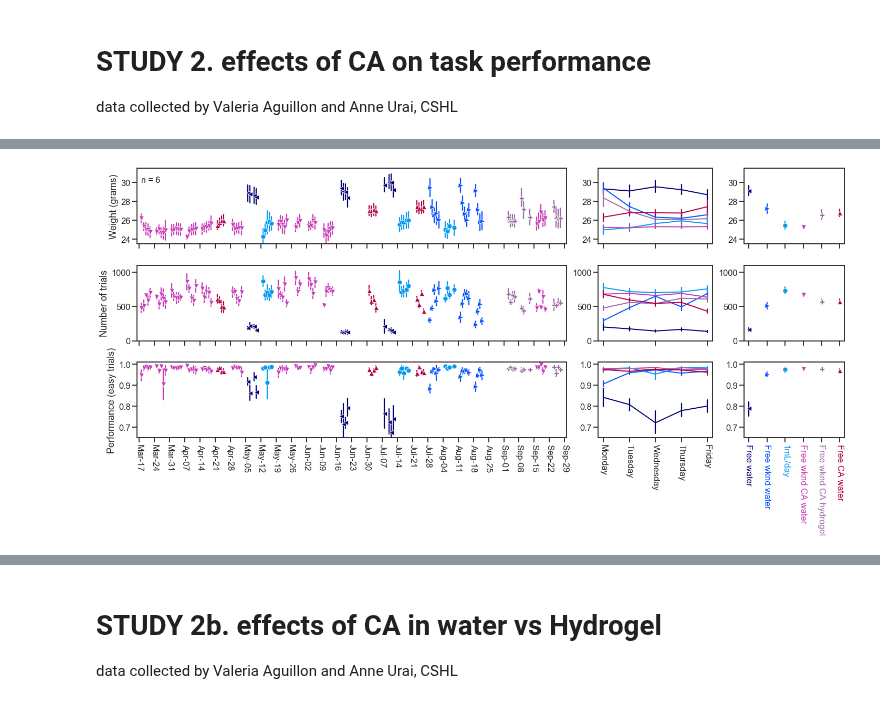
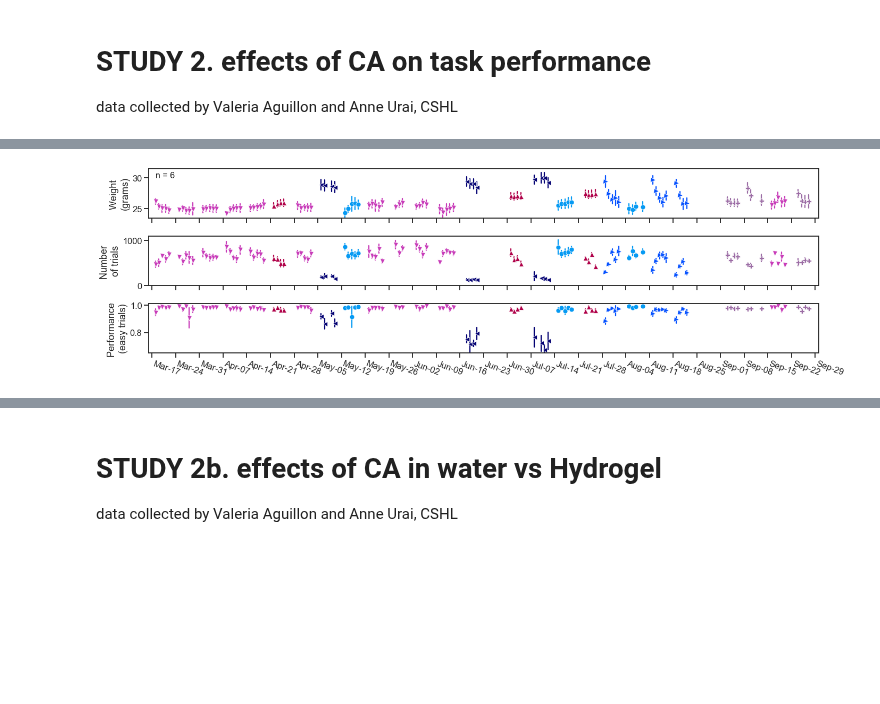
Before and after one commit to int-brain-lab/analysis, a Jupyter notebook: citricacid/citricacid_sfn_2019.ipynb, the cells around one changed output, grey strips where cells are left out. Cells and saved outputs as stored; diff of their text form; code cells hidden in the pictures; blank space fills up the shorter version.

```diff
--- a/citricacid/citricacid_sfn_2019.ipynb
+++ b/citricacid/citricacid_sfn_2019.ipynb
@@ -108,7 +106,7 @@ See the caveats in the documentation: http://pandas.pydata.org/pandas-docs/stabl
 palette = sns.xkcd_palette(['deep blue', 'azure', 'cornflower', 'raspberry'])
 hue_order = ['Free water', 'Fixed amount', 'Weight-based amount', 'Citric Acid']
 
-f, ax = plt.subplots(ncols=3, nrows=1, gridspec_kw=dict(width_ratios=[2.2, 0.75, 1]), figsize=(11, 6))
+f, ax = plt.subplots(ncols=3, nrows=1, gridspec_kw=dict(width_ratios=[3, 0.75, 0.85]), figsize=(9, 6))
 
 sns.lineplot(x="session_date", y="avg_weight", err_style='bars',
              ci=68, hue="condition", data=normalized_df, ax=ax[0], legend=False,
@@ -121,7 +119,7 @@ ax[0].text(-8, 0.88,'600 $\mu$L/day', {'color':palette[1], 'fontsize':16})
 ax[0].text(-8, 0.86,'40 $\mu$L/g/day', {'color':palette[2], 'fontsize':16})
 ax[0].text(13, 0.87,'Free CA water', {'color':palette[3], 'fontsize':16})
 ax[0].text(13, 1,'1% -> 2%', {'color':palette[3], 'fontsize':12})
-ax[0].text(-8, 1.13, 'n = 21', {'color':'k', 'fontsize':16})
+ax[0].text(-8, 1.13, 'n = 17', {'color':'k', 'fontsize':16})
 ax[0].arrow(11.5, 0.97, 3, 0.024, color=palette[3])
 
 ########### WATER ADMINISTRATIONS ###########
@@ -160,7 +158,7 @@ sns.boxplot(x="condition", y="total_water", order=[ 'Free water', 'Citric Acid']
             fliersize=0, boxprops={'facecolor':'None'}, width=.3, ax=ax[1])
 ax[1].set(ylabel='Water drank in home cage (mL/day)', xlabel='')
 ax[1].set_xticklabels(['Free water', 'Free CA water'])
-
+ax[2].set_yticks([0, 2, 4, 6])
 
 ########### WATER ###########
 water= pd.read_csv('thirst.csv') # first date is exclude (habituation)
@@ -185,6 +183,7 @@ sns.boxplot(x="condition", y="water_amount", order=hue_order,
             data=water, fliersize=0, boxprops={'facecolor':'None'}, width=.3, ax=ax[2])
 ax[2].set(ylabel='Water drank in 5 minutes (mL)', xlabel='')
 ax[2].set_xticklabels(['Free water', '600 $\mu$L/day', '40 $\mu$L/g/day', 'Free CA water'])
+ax[2].set_yticks([0, 0.5, 1, 1.5])
 
 # layout with rotated ticks
 for ticklabel, tickcolor in zip(ax[1].get_xticklabels(), [palette[0], palette[3]]):
@@ -291,83 +290,39 @@ def fix_date_axis(ax):
     ax.xaxis.set_major_locator(mdates.WeekdayLocator(byweekday=mdates.SUNDAY))
     ax.xaxis.set_major_formatter(mdates.DateFormatter('%b-%d'))
     for item in ax.get_xticklabels():
-        item.set_rotation(-90)
-        item.set(ha='center')
+        item.set_rotation(-20)
+        item.set(ha='left')
 # %%
 ## NOW PLOT WITH SEABORN
 
-f, ax = plt.subplots(ncols=3, nrows=3,
-                     gridspec_kw=dict(width_ratios=[3, 0.8, 0.7], height_ratios=[1,1,1]), figsize=(20, 10))
+f, ax = plt.subplots(ncols=1, nrows=3,
+                     gridspec_kw=dict(height_ratios=[1,1,1]), figsize=(20, 6))
 ylims_weight = [23.5, 31.5]
 ylims_ntrials = [0, 1100]
 ylims_performance = [0.65, 1.01]
 xlims = [df.session_date.min()-timedelta(days=2), df.session_date.max()+timedelta(days=3)]
 
 sns.lineplot(x="session_date", y="avg_weight", err_style='bars', ci=68, hue="condition", style='condition', markers=marker_mapping,
-             linewidth=0, data=df, ax=ax[0,0], legend=False, hue_order=condition_order, palette=palette)
-ax[0,0].set(ylabel="Weight (grams)", ylim=ylims_weight, xlabel="", xlim=xlims)
-ax[0,0].tick_params(labelbottom=False)
-ax[0,0].text(df.session_date.min(), 30, 'n = 6', {'color':'k', 'fontsize':16})
+             linewidth=0, data=df, ax=ax[0], legend=False, hue_order=condition_order, palette=palette)
+ax[0].set(ylabel="Weight \n(grams)", ylim=ylims_weight, xlabel="", xlim=xlims)
+ax[0].tick_params(labelbottom=False)
+ax[0].text(df.session_date.min(), 30, 'n = 6', {'color':'k', 'fontsize':16})
 sns.lineplot(x="session_date", y="n_trials", err_style='bars', ci=68, hue="condition", style='condition', markers=marker_mapping,
-             linewidth=0, data=df, ax=ax[1,0], legend=False, hue_order=condition_order, palette=palette)
-ax[1,0].set(ylabel="Number of trials", xlabel="", ylim=ylims_ntrials, xlim=xlims)
-ax[1,0].tick_params(labelbottom=False)
+             linewidth=0, data=df, ax=ax[1], legend=False, hue_order=condition_order, palette=palette)
+ax[1].set(ylabel="Number \nof trials", xlabel="", ylim=ylims_ntrials, xlim=xlims)
+ax[1].tick_params(labelbottom=False)
 sns.lineplot(x="session_date", y="performance_easy", err_style='bars', ci=68, hue="condition",style='condition', markers=marker_mapping,
-             linewidth=0, data=df, ax=ax[2,0], legend=False, hue_order=condition_order, palette=palette)
-ax[2,0].set(ylabel="Performance (easy trials)", xlabel="", ylim=ylims_performance, xlim=xlims)
+             linewidth=0, data=df, ax=ax[2], legend=False, hue_order=condition_order, palette=palette)
+ax[2].set(ylabel="Performance \n(easy trials)", xlabel="", ylim=ylims_performance, xlim=xlims)
 
 # set grid to show Mondays
-fix_date_axis(ax[0,0])
-fix_date_axis(ax[1,0])
-fix_date_axis(ax[2,0])
-
-## SECOND COLUMN
-sns.lineplot(x="weekday", y="avg_weight", err_style='bars', ci=68, hue="condition",
-             linewidth=2, data=df, ax=ax[0,1], legend=False, hue_order=condition_order, palette=palette)
-ax[0,1].set(ylabel="", ylim=ylims_weight, xlabel="")
-ax[0,1].tick_params(labelbottom=False)
-sns.lineplot(x="weekday", y="n_trials", err_style='bars', ci=68, hue="condition",
-             linewidth=2, data=df, ax=ax[1,1], legend=False, hue_order=condition_order, palette=palette)
-ax[1,1].set(ylabel="", ylim=ylims_ntrials, xlabel="")
-ax[1,1].tick_params(labelbottom=False)
-sns.lineplot(x="weekday", y="performance_easy", err_style='bars', ci=68, hue="condition",
-             linewidth=2, data=df, ax=ax[2,1], legend=False, hue_order=condition_order, palette=palette)
-ax[2,1].set(ylabel="", xticks=[0,1,2,3,4],
-          xticklabels=['Monday', 'Tuesday', 'Wednesday', 'Thursday', 'Friday'], xlabel="", ylim=ylims_performance)
-
-for item in ax[2,1].get_xticklabels():
-    item.set_rotation(-90)
-    item.set(ha='center')
-
-## Third columns
-sns.lineplot(x="condition", y="avg_weight", err_style='bars', style='condition', markers=marker_mapping,
-             ci=95, linewidth=2, hue_order=condition_order, palette=palette, hue="condition", data=df, ax=ax[0,2])
-#sns.boxplot(x="condition", y="avg_weight", order=condition_order,data=df, fliersize=0, ax=ax[0,2], boxprops={'facecolor':'None'}, width=.3)
-ax[0,2].set(ylabel="", xlabel="", ylim=ylims_weight)
-ax[0,2].get_legend().remove()
-ax[0,2].tick_params(labelbottom=False)
-
-sns.lineplot(x="condition", y="n_trials", err_style='bars', style='condition', markers=marker_mapping,
-             ci=95, linewidth=2, hue_order=condition_order, palette=palette, hue="condition", data=df, ax=ax[1,2])
-#sns.boxplot(x="condition", y="n_trials", order=condition_order, data=df, fliersize=0, ax=ax[1,2], boxprops={'facecolor':'None'}, width=.3)
-ax[1,2].set(ylabel="", xlabel="", ylim=ylims_ntrials)
-ax[1,2].get_legend().remove()
-ax[1,2].tick_params(labelbottom=False)
-sns.lineplot(x="condition", y="performance_easy", err_style='bars', style='condition', markers=marker_mapping,
-             ci=95, linewidth=2, hue_order=condition_order, palette=palette, hue="condition", data=df, ax=ax[2,2])
-#sns.lineplot(x="condition", y="performance_easy", order=condition_order, data=df, fliersize=0, ax=ax[2,2], boxprops={'facecolor':'None'}, width=.3)
-ax[2,2].set(ylabel="", xlabel="", ylim=ylims_performance)
-ax[2,2].get_legend().remove()
-ax[2,2].set_xticklabels(condition_names)
-
-for ticklabel, tickcolor in zip(ax[2,2].get_xticklabels(), palette):
-    ticklabel.set_color(tickcolor)
-    ticklabel.set_rotation(-90)
-    ticklabel.set(ha='center')
+fix_date_axis(ax[0])
+fix_date_axis(ax[1])
+fix_date_axis(ax[2])
 
 # SAVE
 f.tight_layout()
-f.savefig(os.path.join(figpath, "citricacid_study2.pdf"))
-f.savefig(os.path.join(figpath, "citricacid_study2.png"), dpi=300)
+f.savefig(os.path.join(figpath, "citricacid_study2a.pdf"))
+f.savefig(os.path.join(figpath, "citricacid_study2a.png"), dpi=300)
 # %% [output]
-[figure, old version]
+[figure, new version]
```
Also changed, not shown: parts of 6 cells of this notebook, 3 other files.
